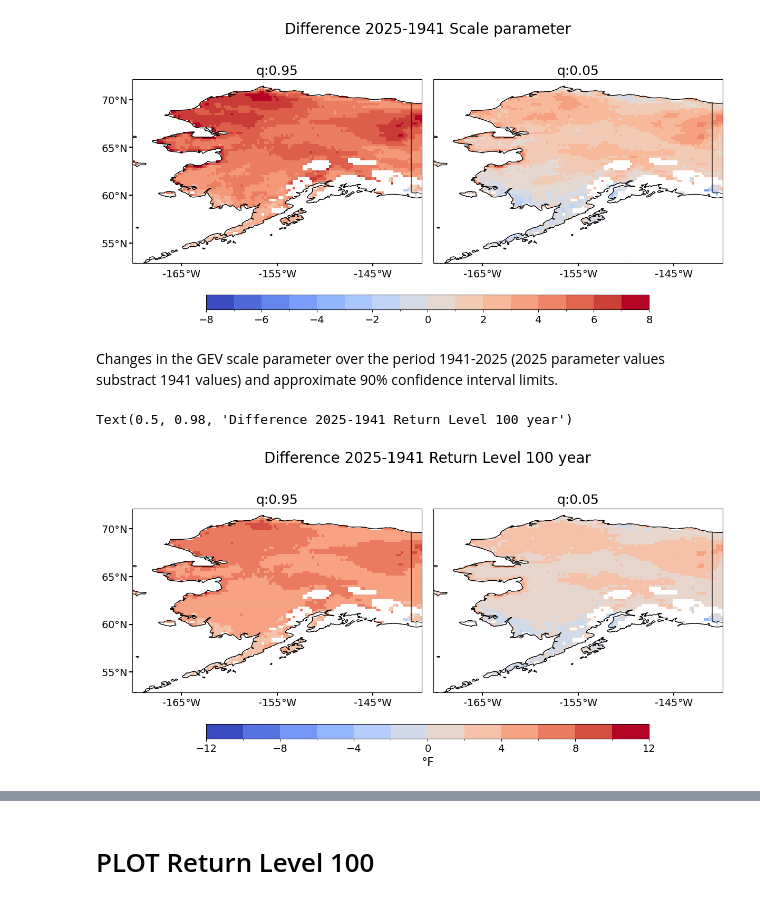
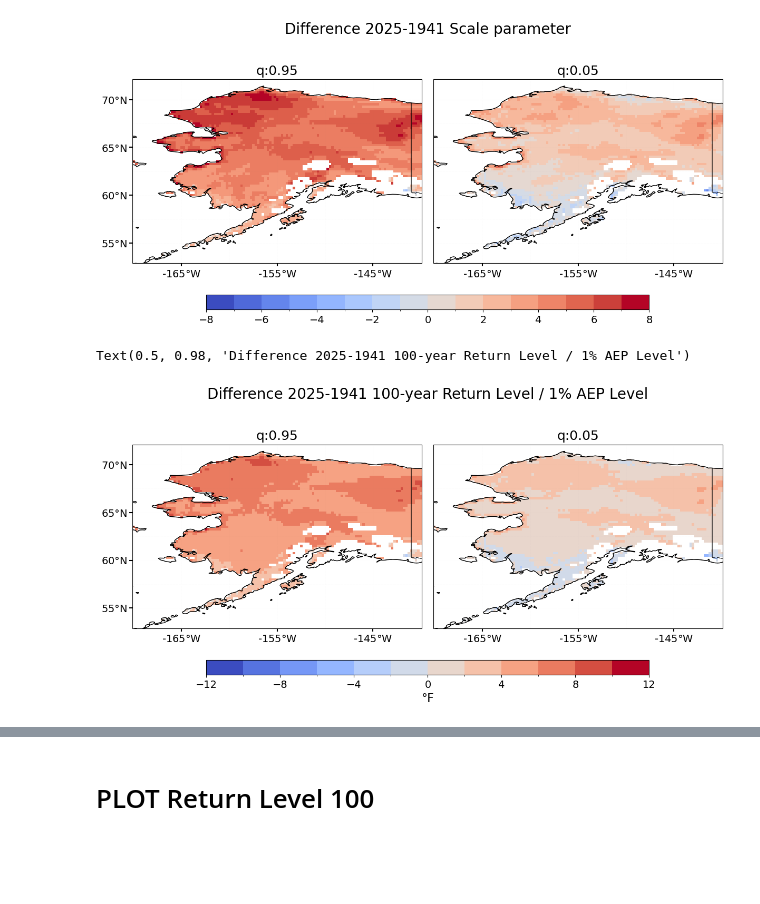
Before and after one commit to GaelleHervieux/TXx, a Jupyter notebook: plot_TXx_Alaska_glostLocSca_extRemes_1941-2025.ipynb, the cells around one changed output, grey strips where cells are left out. Drawn from its saved outputs; the diff is of its cells as text; code cells hidden in the pictures; blank space fills up the shorter version.

```diff
--- a/plot_TXx_Alaska_glostLocSca_extRemes_1941-2025.ipynb
+++ b/plot_TXx_Alaska_glostLocSca_extRemes_1941-2025.ipynb
@@ -229,8 +245,6 @@ plt.suptitle(f'Difference {yeare}-{yearb} Scale parameter',fontsize=20)
 # %% [output]
 Text(0.5, 0.98, 'Difference 2025-1941 Scale parameter')
 [figure]
-# %% [markdown]
-Changes in the GEV scale parameter over the period 1941-2025 (2025 parameter values substract 1941 values) and approximate 90% confidence interval limits.
 # %%
 clevs = np.arange(-12,14,2)
 
@@ -240,33 +254,33 @@ fig, ax = plt.subplots(nrows=1,ncols=len(Tquantile),figsize=(14,7),subplot_kw={'
 plt.subplots_adjust(bottom=0.25,left=0.1, right=0.9,top=0.9,hspace=0.25,wspace=0.04)
 ax = ax.flatten()
 for ix in range(0,len(Tquantile)):
   cc = RLDiff_q0.sel(quantile=vq[ix]).plot.pcolormesh(ax=ax[ix],levels=clevs,cmap=cmap,add_colorbar=False)
   ax[ix].set_title(f'q:{Tquantile[ix]}',fontsize=18)
 ##
 for ix in range(0,len(ax)):
     ####
   grd = ax[ix].gridlines(
     draw_labels=False,
     color='gray', alpha=0.01, linestyle='--')
   ax[ix].set_xlabel('')
   ax[ix].set_ylabel('')
   ax[ix].add_feature(state_borders,zorder=100,linewidth=0.4,edgecolor='k')
   ax[ix].tick_params(axis='both',direction='out',width=1.5,length=4)
   ax[ix].add_feature(state_borders,zorder=100,edgecolor='k',linewidth=0.15)
   ax[ix].coastlines()
   if ix >=len(ax)-2:
     ax[ix].set_xticks(ax[ix].get_xticks()[2:-1:2],crs=ccrs.PlateCarree())
     ax[ix].set_xticklabels([f'{round(ixx)}$\degree$W' for ixx in ax[ix].get_xticks()],size=14)
 for ix in range(0,len(ax),2):
   ax[ix].set_yticks(ax[ix].get_yticks()[1:-1:2],crs=ccrs.PlateCarree())
   ax[ix].set_yticklabels([f'{round(ixx)}$\degree$N' for ixx in ax[ix].get_yticks()],size=14)
 #
 ax_cbar = fig.add_axes([0.2, 0.2, 0.6, 0.04])
 cbar=fig.colorbar(cc,cax=ax_cbar,shrink=0.5,orientation='horizontal')
 cbar.ax.tick_params(labelsize=14)
 cbar.set_label(label=f'{units}',fontsize=16)
 
-plt.suptitle(f'Difference {yeare}-{yearb} Return Level 100 year',fontsize=20)
+plt.suptitle(f'Difference {yeare}-{yearb} 100-year Return Level / 1% AEP Level',fontsize=20)
 # %% [output]
-Text(0.5, 0.98, 'Difference 2025-1941 Return Level 100 year')
+Text(0.5, 0.98, 'Difference 2025-1941 100-year Return Level / 1% AEP Level')
-[figure, old version]
+[figure, new version]
```
Also changed, not shown: parts of 5 cells of this notebook, 1 other file.
